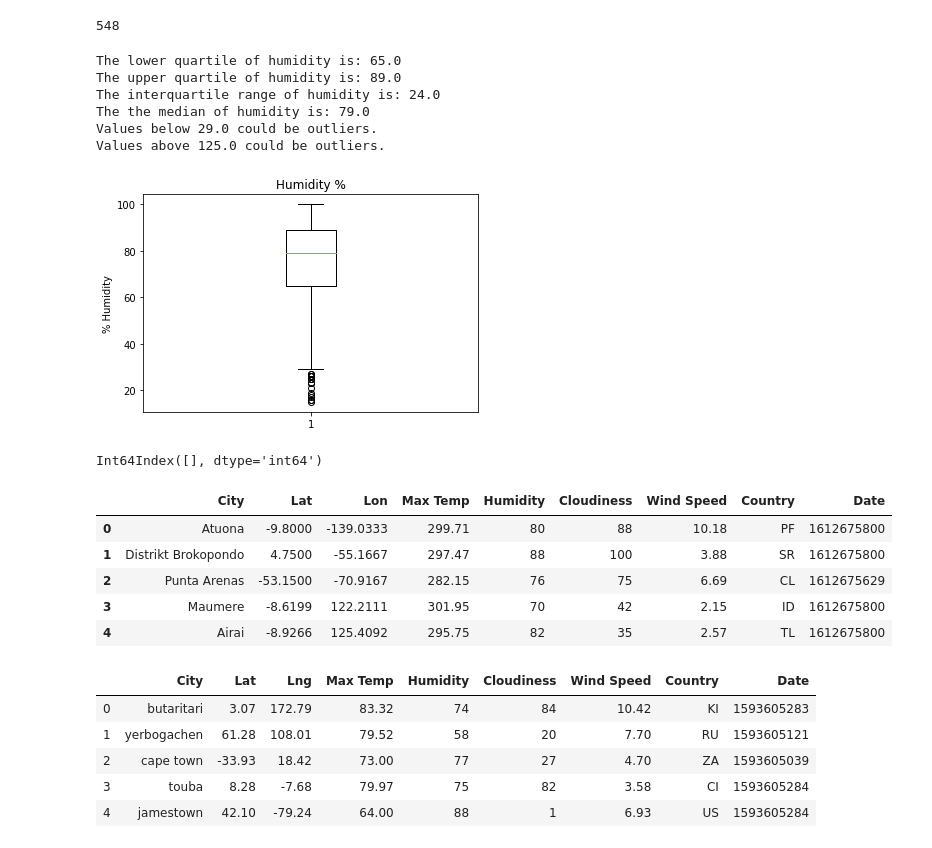
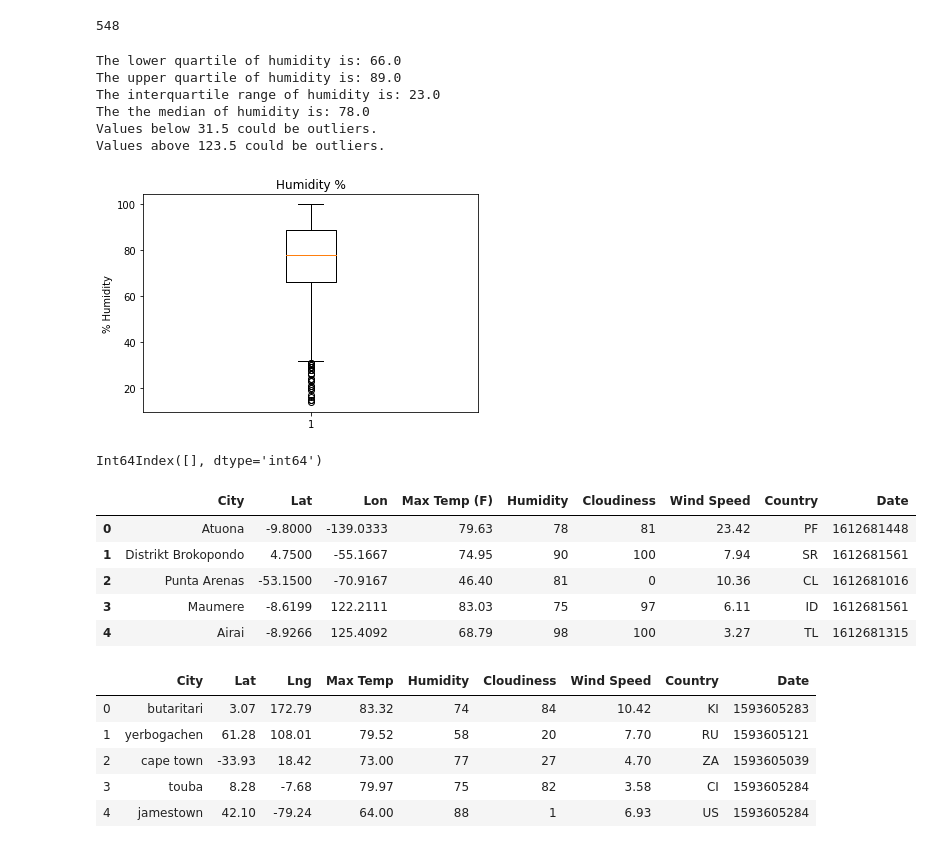
Before and after one commit to g8r1fl/python-api-challenge, a Jupyter notebook: WeatherPy/WeatherPy-Copy1.ipynb, the cells around one changed output. Drawn from its saved outputs; the diff is of its cells as text; code cells hidden in the pictures.

```diff
--- a/WeatherPy/WeatherPy-Copy1.ipynb
+++ b/WeatherPy/WeatherPy-Copy1.ipynb
@@ -106,7 +106,7 @@ for city in cities:
     url = "http://api.openweathermap.org/data/2.5/weather?"
 
     # Build query URL
-    query_url = url + "appid=" + weather_api_key + "&q=" + city
+    query_url = url + "units=imperial&appid=" + weather_api_key + "&q=" + city
     response = requests.get(query_url).json()
     # Try to grab city and record #
     try:
@@ -184,7 +184,7 @@ Data Retrieval Complete
 * Export the city data into a .csv.
 * Display the DataFrame
 # %%
-df = pd.DataFrame({'City': city_name, 'Lat': lat, 'Lon': lng, 'Max Temp': max_temp, 'Humidity': humid, 'Cloudiness': cloud,'Wind Speed': wind_speed, 'Country': country, 'Date': date})
-
+df = pd.DataFrame({'City': city_name, 'Lat': lat, 'Lon': lng, 'Max Temp (F)': max_temp, 'Humidity': humid, 'Cloudiness': cloud,'Wind Speed': wind_speed, 'Country': country, 'Date': date})
+df.to_csv('cities.csv', encoding='utf-8')
 df.head()
 # %% [output]
@@ -260,12 +260,12 @@ upper_bound = upperq + (1.5*iqr)
 print(f"Values below {lower_bound} could be outliers.")
 print(f"Values above {upper_bound} could be outliers.")
 # %% [output]
-The lower quartile of humidity is: 65.0
+The lower quartile of humidity is: 66.0
 The upper quartile of humidity is: 89.0
-The interquartile range of humidity is: 24.0
-The the median of humidity is: 79.0
-Values below 29.0 could be outliers.
-Values above 125.0 could be outliers.
+The interquartile range of humidity is: 23.0
+The the median of humidity is: 78.0
+Values below 31.5 could be outliers.
+Values above 123.5 could be outliers.
 # %%
 # Example outlier plot of reaction times
 
@@ -275,22 +275,22 @@ ax1.set_ylabel('% Humidity')
 ax1.boxplot(df['Humidity'])
 plt.show()
 # %% [output]
-[figure, old version]
+[figure, new version]
 # %%
 #  Get the indices of cities that have humidity over 100%.
 # %% [output]
 Int64Index([], dtype='int64')
 # %%
-clean_city_data = df.drop(df.query('Humidity < 29 | Humidity > 125').index, inplace=False)
+clean_city_data = df.drop(df.query('Humidity < 31.5 | Humidity > 123.5').index, inplace=False)
 # print(len(clean_city_data) - len(df))
 clean_city_data.head()
 # %% [output]
-|  | City | Lat | Lon | Max Temp | Humidity | Cloudiness | Wind Speed | Country | Date |
-| 0 | Atuona | -9.8000 | -139.0333 | 299.71 | 80 | 88 | 10.18 | PF | 1612675800 |
-| 1 | Distrikt Brokopondo | 4.7500 | -55.1667 | 297.47 | 88 | 100 | 3.88 | SR | 1612675800 |
-| 2 | Punta Arenas | -53.1500 | -70.9167 | 282.15 | 76 | 75 | 6.69 | CL | 1612675629 |
-| 3 | Maumere | -8.6199 | 122.2111 | 301.95 | 70 | 42 | 2.15 | ID | 1612675800 |
-| 4 | Airai | -8.9266 | 125.4092 | 295.75 | 82 | 35 | 2.57 | TL | 1612675800 |
+|  | City | Lat | Lon | Max Temp (F) | Humidity | Cloudiness | Wind Speed | Country | Date |
+| 0 | Atuona | -9.8000 | -139.0333 | 79.63 | 78 | 81 | 23.42 | PF | 1612681448 |
+| 1 | Distrikt Brokopondo | 4.7500 | -55.1667 | 74.95 | 90 | 100 | 7.94 | SR | 1612681561 |
+| 2 | Punta Arenas | -53.1500 | -70.9167 | 46.40 | 81 | 0 | 10.36 | CL | 1612681016 |
+| 3 | Maumere | -8.6199 | 122.2111 | 83.03 | 75 | 97 | 6.11 | ID | 1612681561 |
+| 4 | Airai | -8.9266 | 125.4092 | 68.79 | 98 | 100 | 3.27 | TL | 1612681315 |
 # %%
 # Make a new DataFrame equal to the city data to drop all humidity outliers by index.
 # Passing "inplace=False" will make a copy of the city_data DataFrame, which we call "clean_city_data".
```
Also changed, not shown: parts of 5 cells of this notebook, 1 other file.
